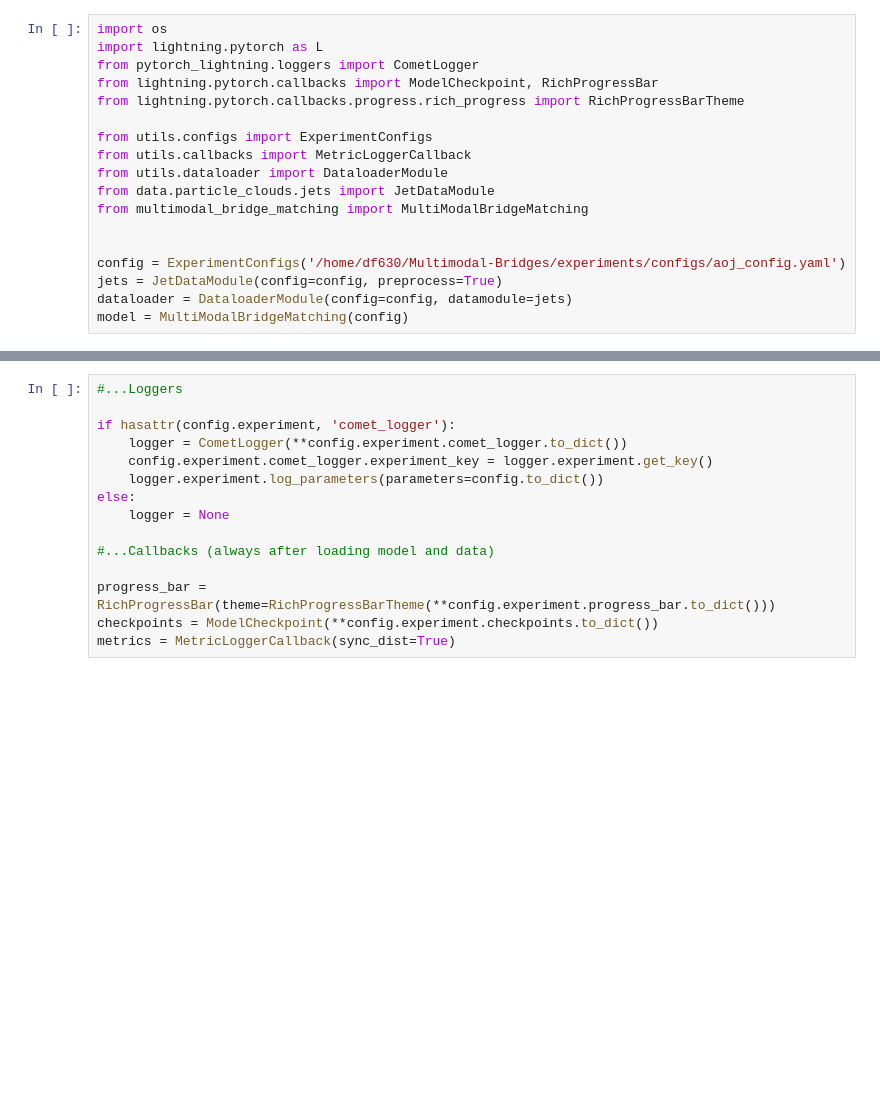
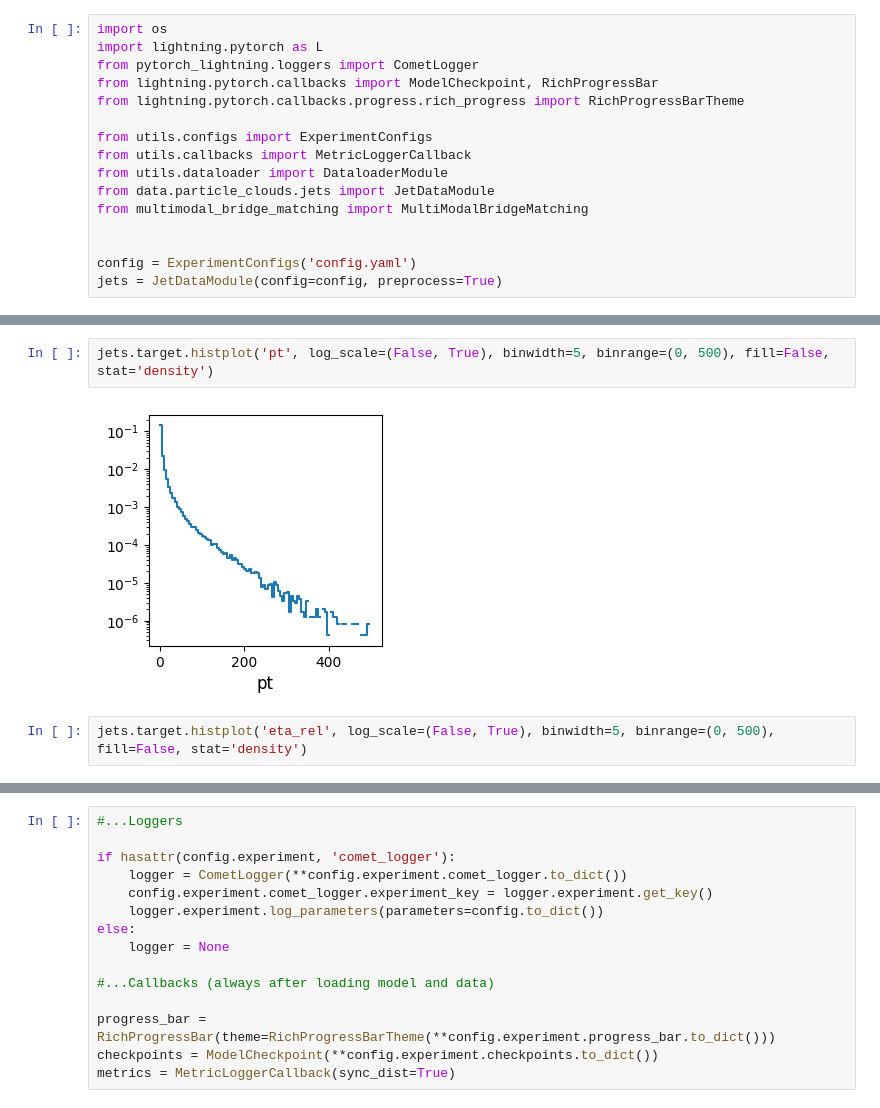
Before and after one commit to dfaroughy/Multimodal-Bridges, a Jupyter notebook: notebooks/train.ipynb, the cells around one changed output, grey strips where cells are left out. Saved outputs shown, nothing was run; the diff lists cells and outputs as text; blank space fills up the shorter version.

```diff
--- a/notebooks/train.ipynb
+++ b/notebooks/train.ipynb
@@ -12,7 +12,5 @@ from data.particle_clouds.jets import JetDataModule
 from multimodal_bridge_matching import MultiModalBridgeMatching
 
 
-config = ExperimentConfigs('/home/df630/Multimodal-Bridges/experiments/configs/aoj_config.yaml')
+config = ExperimentConfigs('config.yaml')
 jets = JetDataModule(config=config, preprocess=True)
-dataloader = DataloaderModule(config=config, datamodule=jets)
-model = MultiModalBridgeMatching(config)
@@ -18,0 +32,6 @@ model = MultiModalBridgeMatching(config)
+# %%
+jets.target.histplot('pt', log_scale=(False, True), binwidth=5, binrange=(0, 500), fill=False, stat='density')
+# %% [output]
+[figure, added]
+# %%
+jets.target.histplot('eta_rel', log_scale=(False, True), binwidth=5, binrange=(0, 500), fill=False, stat='density')
```
Also changed, not shown: parts of 10 cells of this notebook, 35 other files.
